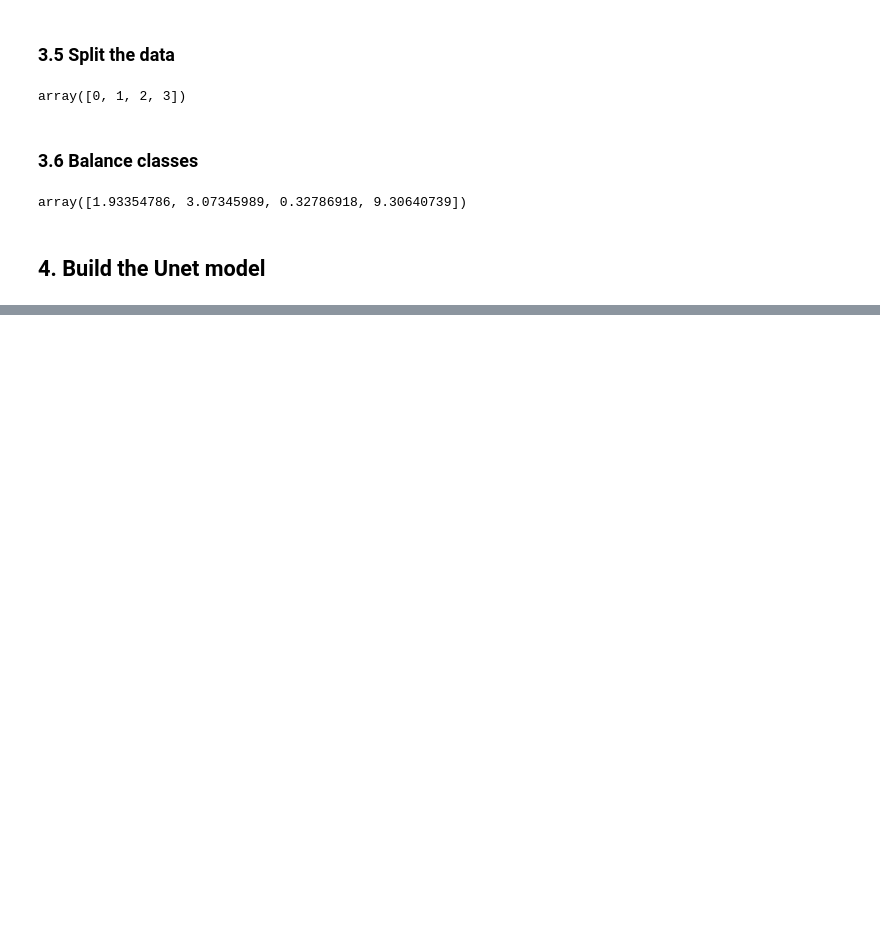
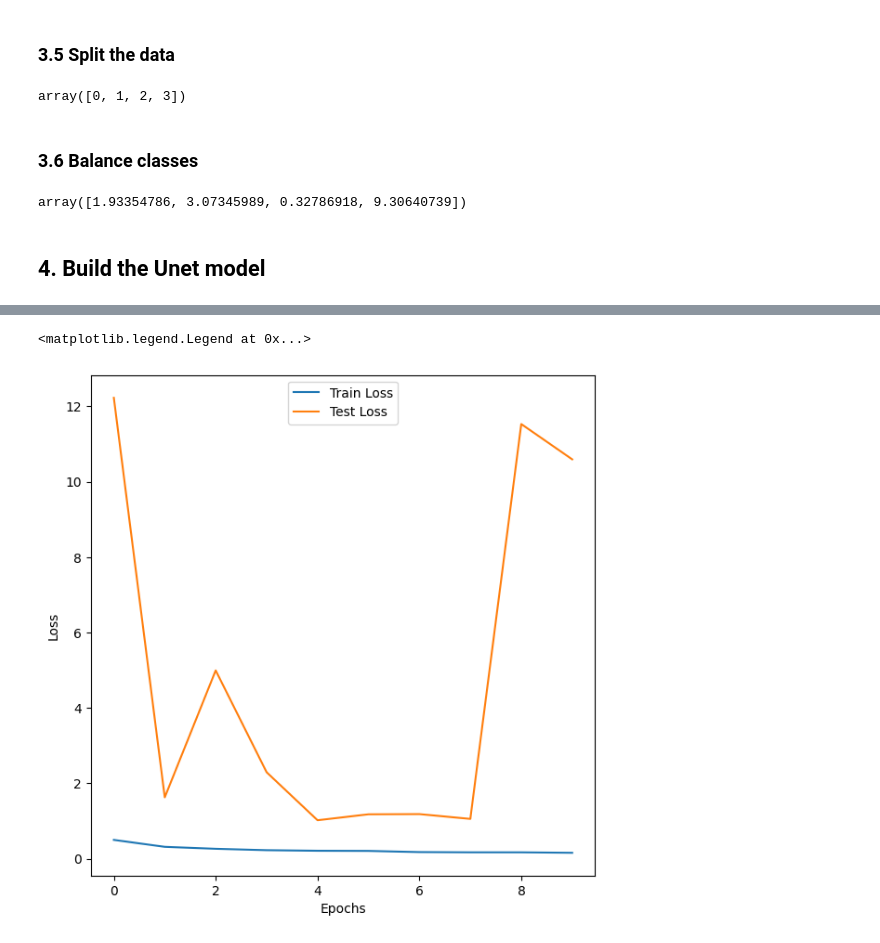
Before and after one commit to Weverton-Vitor/multiclass-semantic-segmentation-unet, a Jupyter notebook: multiclass_semantic_segmentation_with_tensorlfow_unet.ipynb, the cells around one changed output, grey strips where cells are left out. Drawn from its saved outputs; the diff is of its cells as text; code cells hidden in the pictures; blank space fills up the shorter version.

Commit message:
Train the model

```diff
--- a/multiclass_semantic_segmentation_with_tensorlfow_unet.ipynb
+++ b/multiclass_semantic_segmentation_with_tensorlfow_unet.ipynb
@@ -134,17 +138,17 @@ train_masks = np.expand_dims(train_masks_encoded_original_shape, axis=3)
 # %%
 from sklearn.model_selection import train_test_split
 
-X_train, x_test, y_train, y_test = train_test_split(train_images, train_masks, test_size=0.2)
+x_train, x_test, y_train, y_test = train_test_split(train_images, train_masks, test_size=0.2)
 # %%
 np.unique(y_train)
 # %% [output]
 array([0, 1, 2, 3])
 # %%
 from keras.utils import to_categorical
-train_masks_cat = to_categorical(y_train, n_class)
+train_masks_cat = to_categorical(y_train, n_classes)
 train_masks_cat = train_masks_cat.reshape(train_masks_cat.shape[0], train_masks_cat.shape[1], train_masks_cat.shape[2], train_masks_cat.shape[3])
 
-test_masks_cat = to_categorical(y_test, n_class)
+test_masks_cat = to_categorical(y_test, n_classes)
 test_masks_cat = test_masks_cat.reshape(test_masks_cat.shape[0], test_masks_cat.shape[1], test_masks_cat.shape[2], test_masks_cat.shape[3])
 # %% [markdown]
 ### 3.6 Balance classes
@@ -242,0 +245,12 @@ ________________________________________________________________________________
+# %%
+# Compile the mode
+unet_model.compile(optimizer=Adam(learning_rate=1e-3),
+                   loss='categorical_crossentropy',
+                   metrics=['accuracy', tf.keras.metrics.IoU(num_classes=4, target_class_ids=[0, 1, 2, 3])])
+# %%
+history = unet_model.fit(x=x_train,
+                         y=train_masks_cat,
+                         batch_size=32,
+                         epochs=10,
+                         validation_data=(x_test, test_masks_cat),
+                         class_weight=dict(enumerate(class_weights)))
@@ -242,0 +298,10 @@ ________________________________________________________________________________
+# %%
+plt.figure(figsize=(7,7))
+plt.plot(range(len(history.history['loss'])), history.history['loss'], label='Train Loss')
+plt.plot(range(len(history.history['val_loss'])), history.history['val_loss'], label='Test Loss')
+plt.xlabel('Epochs')
+plt.ylabel('Loss')
+plt.legend()
+# %% [output]
+<matplotlib.legend.Legend at 0x...>
+[figure, added]
```
Also changed, not shown: parts of 11 cells of this notebook.
